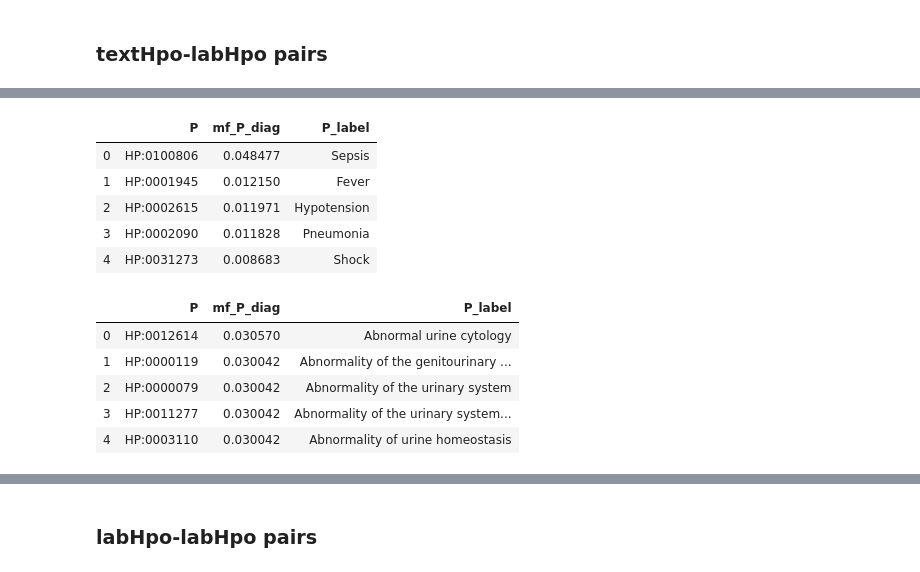
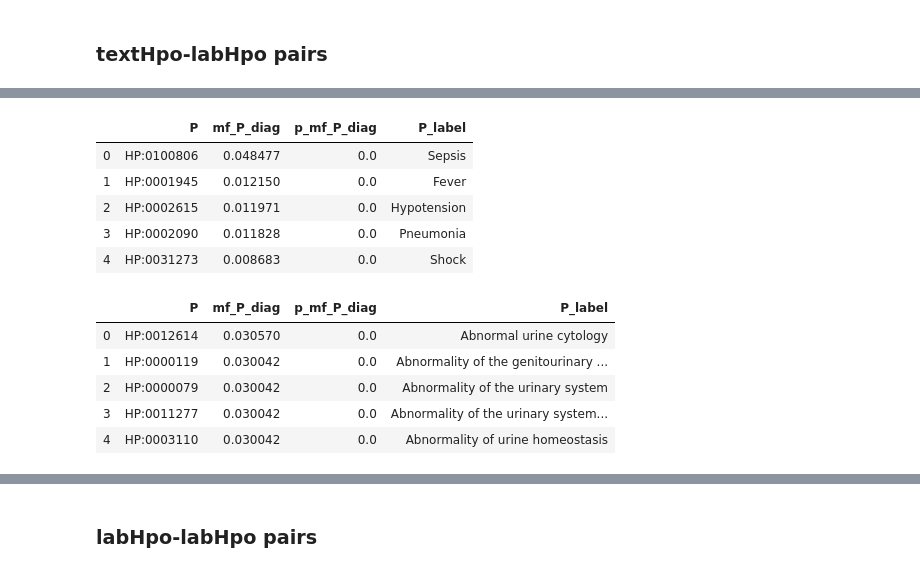
Before and after one commit to TheJacksonLaboratory/MIMIC_HPO, a Jupyter notebook: src/main/notebooks/interpretation.ipynb, the cells around one changed output, grey strips where cells are left out. Drawn from its saved outputs; the diff is of its cells as text; code cells hidden in the pictures.

```diff
--- a/src/main/notebooks/interpretation.ipynb
+++ b/src/main/notebooks/interpretation.ipynb
@@ -210,6 +228,9 @@ with open('../../../data/mf_regarding_diseases/primary_only/summaries_diagnosis_
 # %%
 disease = '038'
 mf_diagnosis_phenotypes = mf.MutualInfoXYz(summaries_diagnosis_textHpo_labHpo[disease])
+p_values = load_p_values('../../../data/mf_regarding_diseases/primary_only/{}/p_value_textHpo_textHpo_038_primary_only.obj'.format(disease))
 
-df_mf_Xz, df_mf_Yz, df_mf_XY_z = mf_dateframes(mf_diagnosis_phenotypes)
+df_mf_Xz, df_mf_Yz, df_mf_XY_z = mf_dataframes(mf_diagnosis_phenotypes, p_values['mf_Xz'], p_values['mf_Yz'], \
+                                               p_values['mf_XY_z'], p_values['mf_XY_given_z'], p_values['synergy'], \
+                                              p_values['mf_XY_omit_z'])
 df_mf_XY_z_filtered = filter_df(df_mf_Xz, df_mf_Yz, df_mf_XY_z)
@@ -216,31 +246,34 @@ df_mf_XY_z_filtered = filter_df(df_mf_Xz, df_mf_Yz, df_mf_XY_z)
 # %%
 # mutual information between textHpo and diagnosis
-df_mf_textHpo_diagnosis = df_mf_Xz.assign(P_label = \
-    np.array([hpo.term_id2name_map().get(termid) for termid in df_mf_Xz.P])) \
-    .sort_values(by='mf_P_diag', ascending=False) \
-    .reset_index(drop=True)
+df_mf_textHpo_diagnosis = df_mf_Xz \
+    .assign(X_label = np.array([hpo.term_id2name_map().get(termid) for termid in df_mf_Xz.X])) \
+    .sort_values(by='mf_Xz', ascending=False) \
+    .reset_index(drop=True) \
+    .rename(columns={'X': 'P', 'mf_Xz': 'mf_P_diag', 'p_mf_Xz': 'p_mf_P_diag', 'X_label': 'P_label'})
 
 #df_mf_textHpo_diagnosis.to_csv('../../../data/mf_regarding_diseases/primary_only/mf_textHpo_diag_{}.csv'.format(disease))
 df_mf_textHpo_diagnosis.head()
 # %% [output]
-|  | P | mf_P_diag | P_label |
-| 0 | HP:0100806 | 0.048477 | Sepsis |
-| 1 | HP:0001945 | 0.012150 | Fever |
-| 2 | HP:0002615 | 0.011971 | Hypotension |
-| 3 | HP:0002090 | 0.011828 | Pneumonia |
-| 4 | HP:0031273 | 0.008683 | Shock |
+|  | P | mf_P_diag | p_mf_P_diag | P_label |
+| 0 | HP:0100806 | 0.048477 | 0.0 | Sepsis |
+| 1 | HP:0001945 | 0.012150 | 0.0 | Fever |
+| 2 | HP:0002615 | 0.011971 | 0.0 | Hypotension |
+| 3 | HP:0002090 | 0.011828 | 0.0 | Pneumonia |
+| 4 | HP:0031273 | 0.008683 | 0.0 | Shock |
 # %%
 # mutual information between labHpo and diagnosis
-df_mf_labHpo_diagnosis = df_mf_Yz.assign(P_label = np.array([hpo.term_id2name_map().get(termid) for termid in df_mf_Yz.P])) \
-    .sort_values(by='mf_P_diag', ascending=False) \
-    .reset_index(drop=True)
+df_mf_labHpo_diagnosis = df_mf_Yz \
+    .assign(Y_label = np.array([hpo.term_id2name_map().get(termid) for termid in df_mf_Yz.Y])) \
+    .sort_values(by='mf_Yz', ascending=False) \
+    .reset_index(drop=True) \
+    .rename(columns={'Y': 'P', 'mf_Yz': 'mf_P_diag', 'p_mf_Yz': 'p_mf_P_diag', 'Y_label': 'P_label'})
 
 #df_mf_labHpo_diagnosis.to_csv('../../../data/mf_regarding_diseases/primary_only/mf_labHpo_diag_{}.csv'.format(disease))
 df_mf_labHpo_diagnosis.head()
 # %% [output]
-|  | P | mf_P_diag | P_label |
-| 0 | HP:0012614 | 0.030570 | Abnormal urine cytology |
-| 1 | HP:0000119 | 0.030042 | Abnormality of the genitourinary ... |
-| 2 | HP:0000079 | 0.030042 | Abnormality of the urinary system |
-| 3 | HP:0011277 | 0.030042 | Abnormality of the urinary system... |
-| 4 | HP:0003110 | 0.030042 | Abnormality of urine homeostasis |
+|  | P | mf_P_diag | p_mf_P_diag | P_label |
+| 0 | HP:0012614 | 0.030570 | 0.0 | Abnormal urine cytology |
+| 1 | HP:0000119 | 0.030042 | 0.0 | Abnormality of the genitourinary ... |
+| 2 | HP:0000079 | 0.030042 | 0.0 | Abnormality of the urinary system |
+| 3 | HP:0011277 | 0.030042 | 0.0 | Abnormality of the urinary system... |
+| 4 | HP:0003110 | 0.030042 | 0.0 | Abnormality of urine homeostasis |
```
Also changed, not shown: parts of 13 cells of this notebook, 1 other file.
